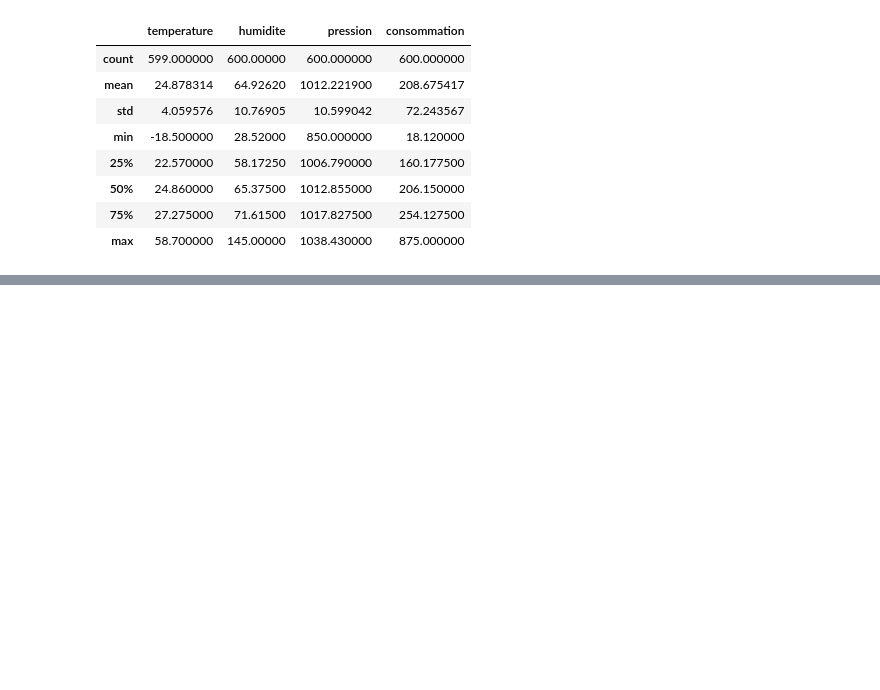
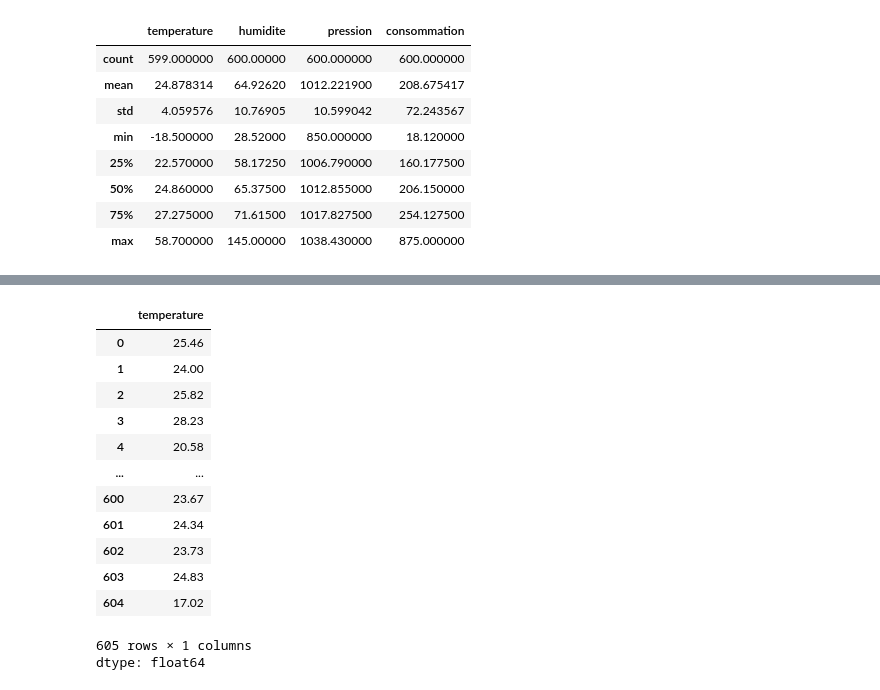
Before and after one commit to fatoufall737/atelier-pandas-iot, a Jupyter notebook: atelier_pandas_iot.ipynb, the cells around one changed output, grey strips where cells are left out. Cells and saved outputs as stored; diff of their text form; code cells hidden in the pictures; blank space fills up the shorter version.

```diff
--- a/atelier_pandas_iot.ipynb
+++ b/atelier_pandas_iot.ipynb
@@ -247,0 +254,18 @@ df.describe()
+# %%
+# 1) Sélectionner la colonne "temperature"
+df["temperature"]
+# %% [output]
+|  | temperature |
+| 0 | 25.46 |
+| 1 | 24.00 |
+| 2 | 25.82 |
+| 3 | 28.23 |
+| 4 | 20.58 |
+| ... | ... |
+| 600 | 23.67 |
+| 601 | 24.34 |
+| 602 | 23.73 |
+| 603 | 24.83 |
+| 604 | 17.02 |
+605 rows × 1 columns
+dtype: float64
```
Also changed, not shown: parts of 4 cells of this notebook.
